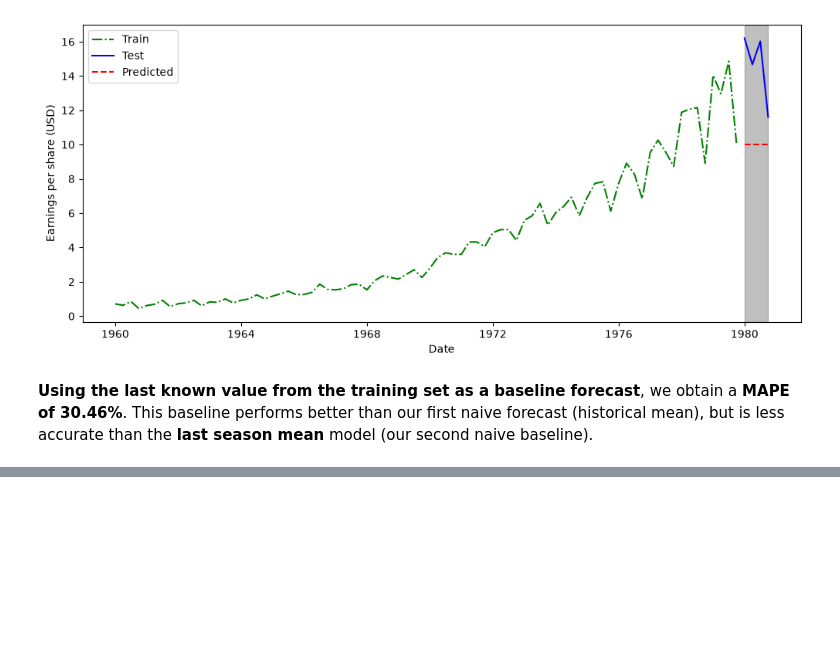
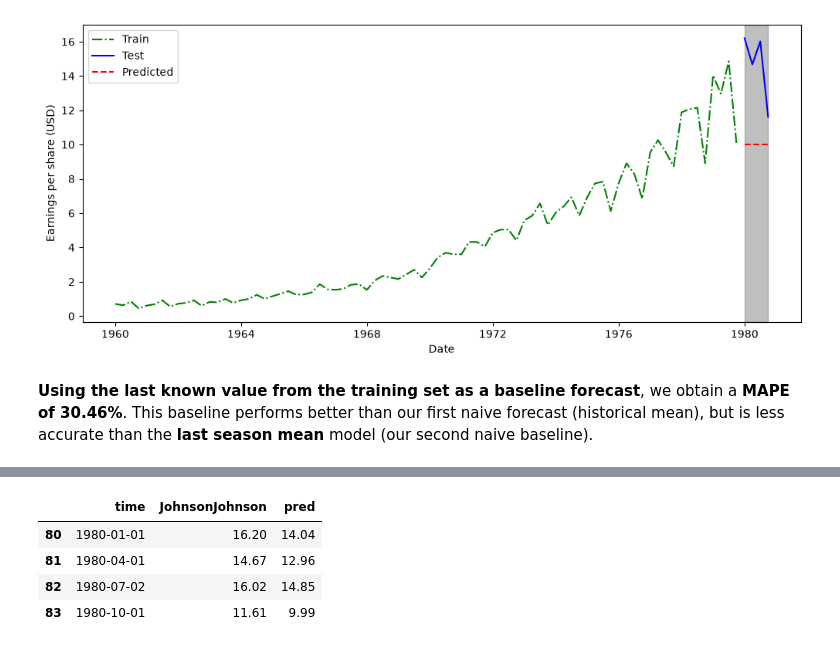
Before and after one commit to michaelhudson2205/INFO3022_Practicals, a Jupyter notebook: P3_2_Baseline_Model.ipynb, the cells around one changed output, grey strips where cells are left out. Drawn from its saved outputs; the diff is of its cells as text; code cells hidden in the pictures; blank space fills up the shorter version.

```diff
--- a/P3_2_Baseline_Model.ipynb
+++ b/P3_2_Baseline_Model.ipynb
@@ -317,0 +334,12 @@ plt.show()
+# %%
+# Get the last four values of train set which we know are the last four quarters of 1979
+pred_naive_seasonal = pd.DataFrame()
+pred_naive_seasonal = test
+pred_naive_seasonal["pred"] = train["JohnsonJohnson"].iloc[-4:].values
+pred_naive_seasonal
+# %% [output]
+|  | time | JohnsonJohnson | pred |
+| 80 | 1980-01-01 | 16.20 | 14.04 |
+| 81 | 1980-04-01 | 14.67 | 12.96 |
+| 82 | 1980-07-02 | 16.02 | 14.85 |
+| 83 | 1980-10-01 | 11.61 | 9.99 |
```
Also changed, not shown: parts of 6 cells of this notebook.
